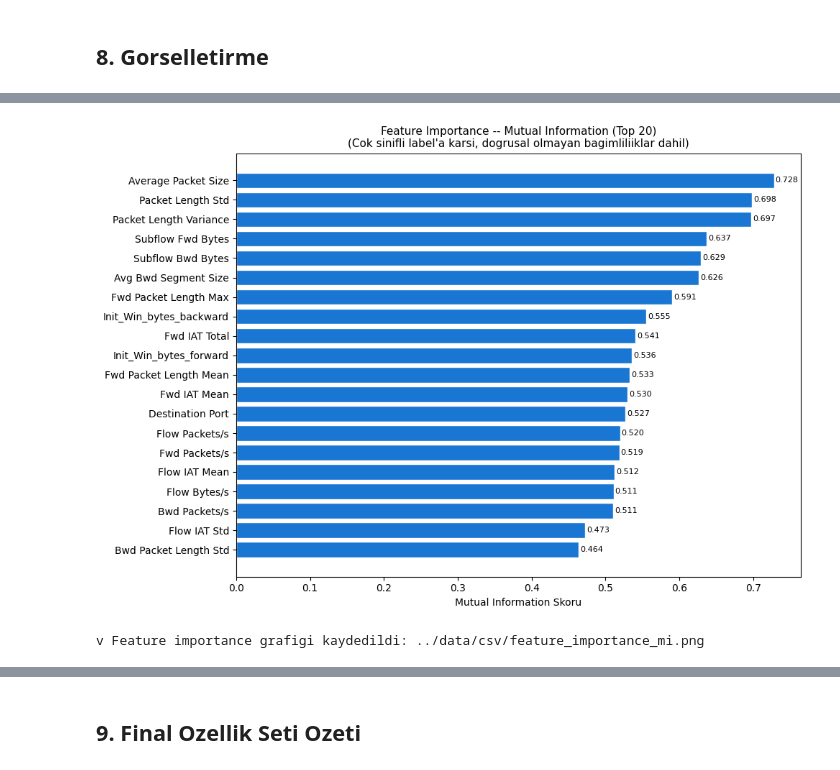
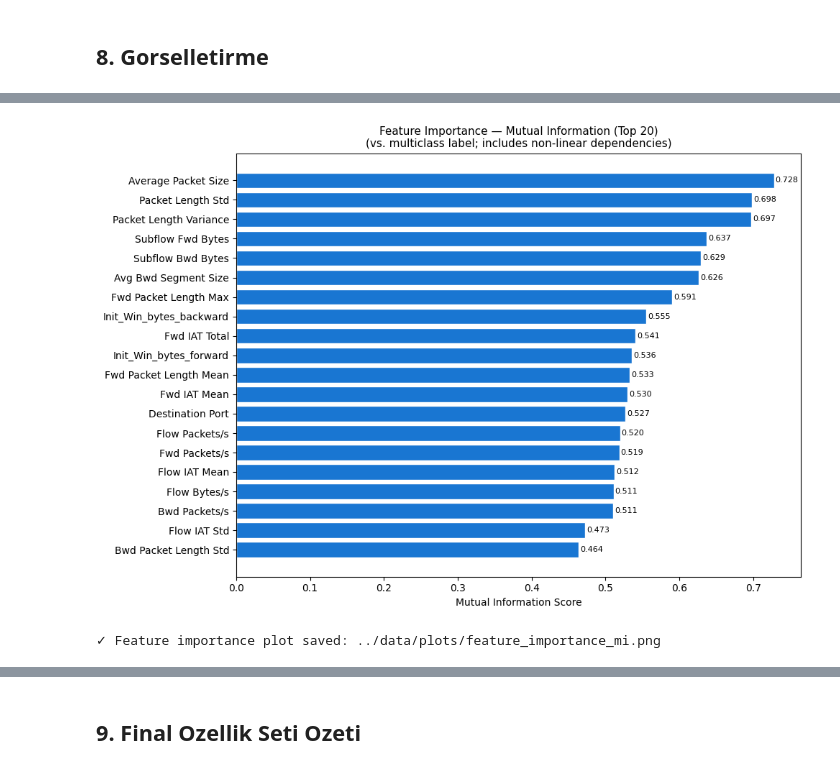
Before and after one commit to goktu9/ids-attack-detection, a Jupyter notebook: notebooks/03_feature_engineering.ipynb, the cells around one changed output, grey strips where cells are left out. Saved outputs shown, nothing was run; the diff lists cells and outputs as text; code cells hidden in the pictures.

```diff
--- a/notebooks/03_feature_engineering.ipynb
+++ b/notebooks/03_feature_engineering.ipynb
@@ -679,29 +739,30 @@ v Korelasyon haritasi kaydedildi: ../data/csv/correlation_heatmap.png
 # %%
-# 8b. Feature Importance (Mutual Information -- Top 20)
+# 8b. Feature Importance — Mutual Information (Top 20)
+
 mi_df_filtered = mi_df[mi_df["feature"].isin(feature_cols)].copy()
 top20_mi = mi_df_filtered.head(20)
 
 fig, ax = plt.subplots(figsize=(10, 7))
 bars = ax.barh(
     top20_mi["feature"][::-1],
     top20_mi["mi_score"][::-1],
     color="#1976D2", edgecolor="white"
 )
-ax.set_xlabel("Mutual Information Skoru")
+ax.set_xlabel("Mutual Information Score")
 ax.set_title(
-    "Feature Importance -- Mutual Information (Top 20)\n"
-    "(Cok sinifli label'a karsi, dogrusal olmayan bagimliliiklar dahil)",
+    "Feature Importance — Mutual Information (Top 20)\n"
+    "(vs. multiclass label; includes non-linear dependencies)",
     fontsize=11
 )
 for bar, val in zip(bars, top20_mi["mi_score"][::-1]):
     ax.text(bar.get_width() + 0.002, bar.get_y() + bar.get_height() / 2,
             f"{val:.3f}", va="center", ha="left", fontsize=8)
 
 plt.tight_layout()
-plt.savefig("../data/csv/feature_importance_mi.png", dpi=150, bbox_inches="tight")
+plt.savefig(f"{PLOT_DIR}/feature_importance_mi.png", dpi=150, bbox_inches="tight")
 plt.show()
-print("v Feature importance grafigi kaydedildi: ../data/csv/feature_importance_mi.png")
+print(f"✓ Feature importance plot saved: {PLOT_DIR}/feature_importance_mi.png")
 # %% [output]
-[figure, old version]
+[figure, new version]
-v Feature importance grafigi kaydedildi: ../data/csv/feature_importance_mi.png
+✓ Feature importance plot saved: ../data/plots/feature_importance_mi.png
 # %%
```
Also changed, not shown: parts of 13 cells of this notebook, 37 other files.
